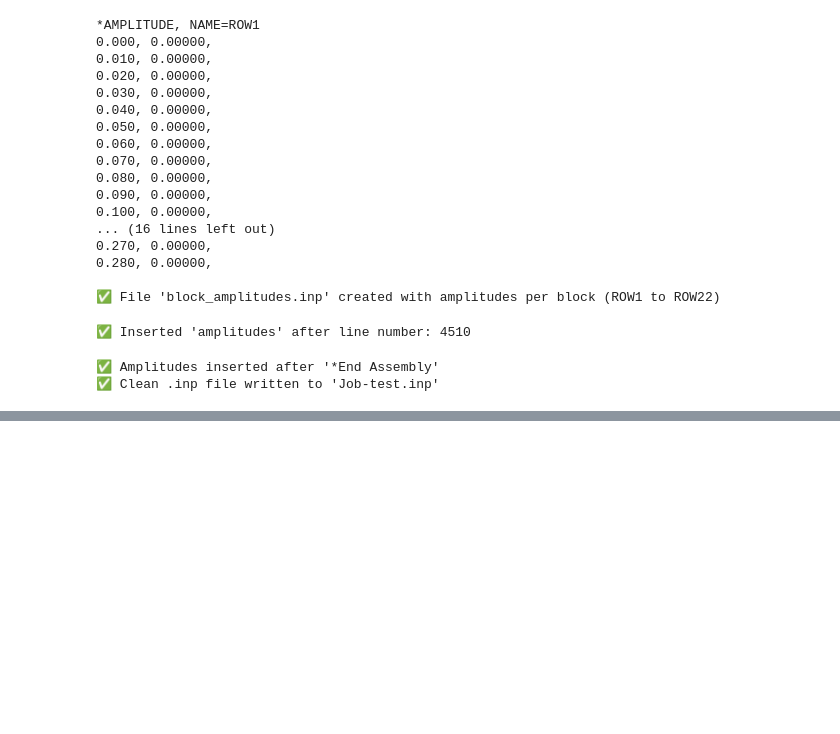
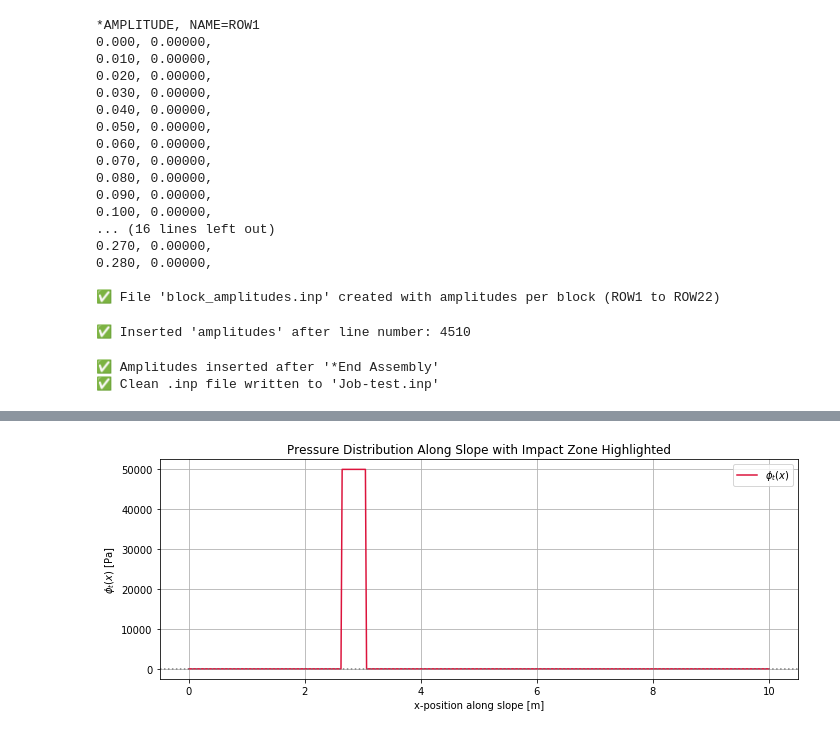
Before and after one commit to ThomasPennockTU/Thesis_Repository, a Jupyter notebook: workfolder/Forces_notebook.ipynb, the cells around one changed output, grey strips where cells are left out. Saved outputs shown, nothing was run; the diff lists cells and outputs as text; code cells hidden in the pictures; blank space fills up the shorter version.

```diff
--- a/workfolder/Forces_notebook.ipynb
+++ b/workfolder/Forces_notebook.ipynb
@@ -370,0 +428,39 @@ print("✅ Clean .inp file written to 'Job-test.inp'")
+# %%
+import numpy as np
+import matplotlib.pyplot as plt
+
+# --- Inputs ---
+Hs = 1.95          # Significant wave height [m]
+Tp = 5.59          # Peak period [s]
+tan_beta = 1 / 3   # Slope of 1:3
+g = 9.81           # Gravity [m/s²]
+SWL = 5.7          # Still Water Level [m]
+P_max = 50000      # Example max pressure [Pa] inside impact zone
+
+# --- Derived Quantities ---
+L0 = g * Tp**2 / (2 * np.pi)
+xi = tan_beta / np.sqrt(Hs / L0)
+
+# Horizontal impact range x ∈ [x2, x1]
+x1 = (0.4 + 0.55 * xi - 0.0344 * xi**2 - 0.7) / tan_beta * Hs
+x2 = (0.45 * xi - 0.3) / tan_beta * Hs
+
+# x-range to evaluate phi_t over slope
+x_full = np.linspace(0, 10, 500)  # [m], full revetment length
+
+# Define phi_t(x) as piecewise constant
+phi_t = np.where((x_full >= x2) & (x_full <= x1), P_max, 0)
+
+# --- Plot ---
+plt.figure(figsize=(10, 4))
+plt.plot(x_full, phi_t, label=r'$\phi_t(x)$', color='crimson')
+plt.axhline(y=0, color='gray', linestyle=':')
+plt.xlabel('x-position along slope [m]')
+plt.ylabel(r'$\phi_t(x)$ [Pa]')
+plt.title('Pressure Distribution Along Slope with Impact Zone Highlighted')
+plt.grid(True)
+plt.legend()
+plt.tight_layout()
+plt.show()
+# %% [output]
+[figure, added]
```
Also changed, not shown: parts of 4 cells of this notebook, 10 other files.
